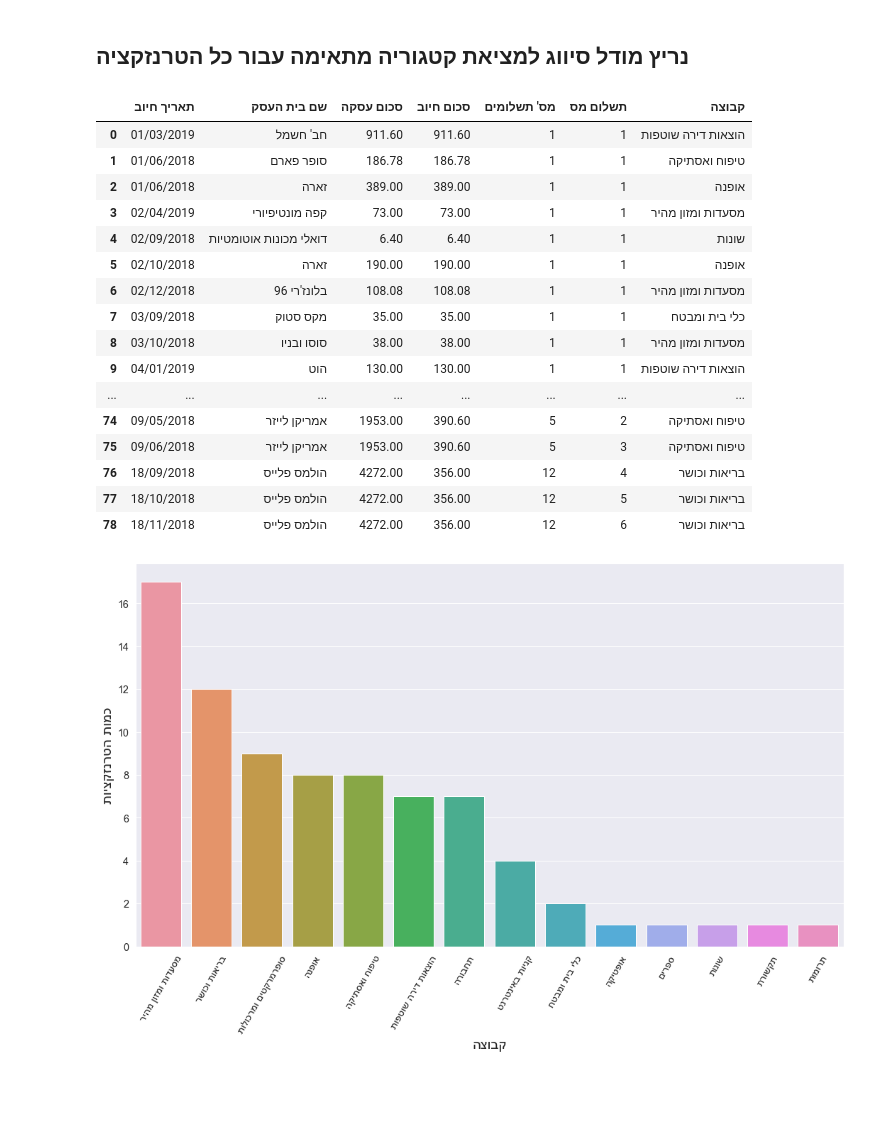
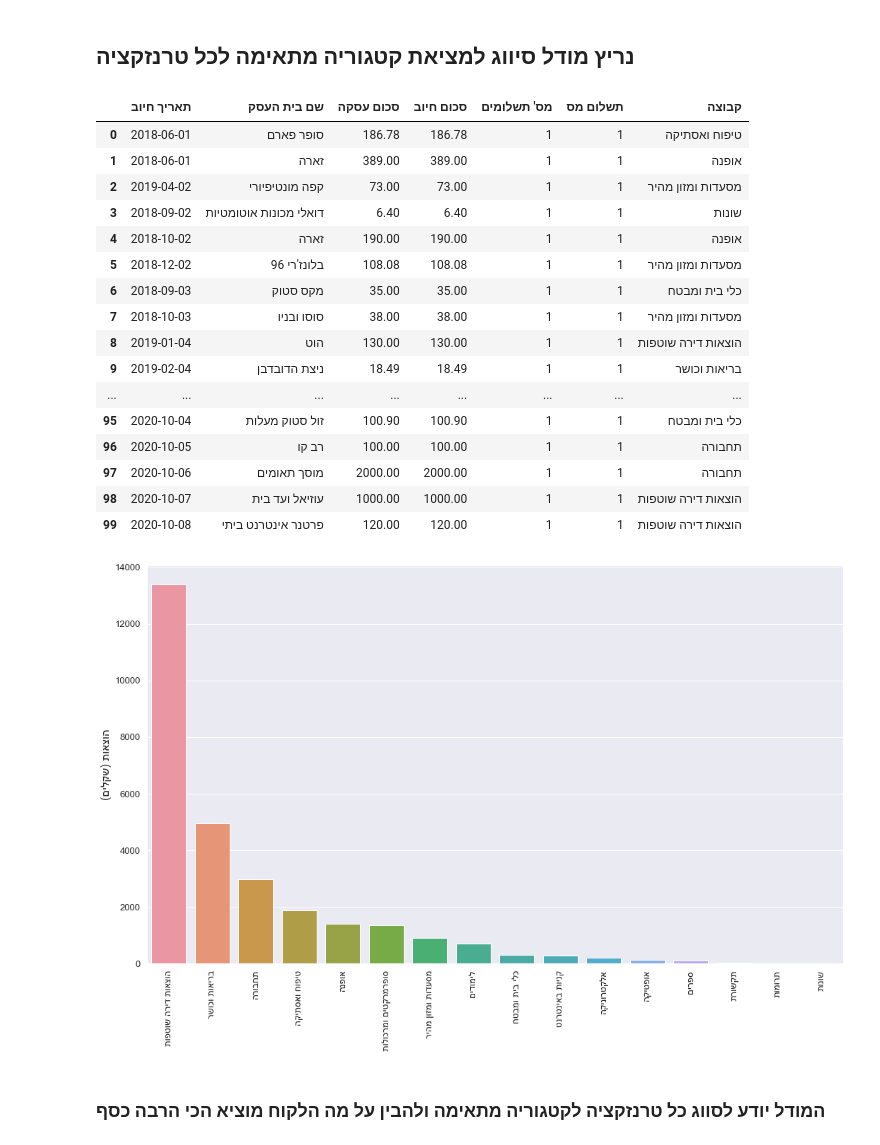
Before and after one commit to svetakos/deposite-model, a Jupyter notebook: client_profile.ipynb, the cells around one changed output. Saved outputs shown, nothing was run; the diff lists cells and outputs as text; code cells hidden in the pictures; blank space fills up the shorter version.

```diff
--- a/client_profile.ipynb
+++ b/client_profile.ipynb
@@ -10,6 +14,9 @@ pd.set_option('display.max_colwidth', -1)  # or 199
 # %%
-df = pd.read_excel("he_credit_card_data.xlsx")
+df = pd.read_excel("transaction_data.xlsx")
+df_2 = pd.read_excel("transaction_data_2.xlsx")
 df_profile = df[['תאריך חיוב', 'שם בית העסק', 'סכום עסקה', 'סכום חיוב', 'מס\' תשלומים', 'תשלום מס']].copy()
+df_profile_2 = df_2[['תאריך חיוב', 'שם בית העסק', 'סכום עסקה', 'סכום חיוב', 'מס\' תשלומים', 'תשלום מס']].copy()
+
 df_profile
 # %% [output]
 |  | תאריך חיוב | שם בית העסק | סכום עסקה | סכום חיוב | מס' תשלומים | תשלום מס |
@@ -32,23 +39,25 @@ df_profile
 # %% [markdown]
-## נריץ מודל סיווג למציאת קטגוריה מתאימה עבור כל הטרנזקציה
+## נריץ מודל סיווג למציאת קטגוריה מתאימה לכל טרנזקציה
 # %%
 df_profile['קבוצה'] = df[['קבוצה']].copy()
+df_profile_2['קבוצה'] = df_2[['קבוצה']].copy()
+
 df_profile
 # %% [output]
 |  | תאריך חיוב | שם בית העסק | סכום עסקה | סכום חיוב | מס' תשלומים | תשלום מס | קבוצה |
-| 0 | 01/03/2019 | חב' חשמל | 911.60 | 911.60 | 1 | 1 | הוצאות דירה שוטפות |
-| 1 | 01/06/2018 | סופר פארם | 186.78 | 186.78 | 1 | 1 | טיפוח ואסתיקה |
-| 2 | 01/06/2018 | זארה | 389.00 | 389.00 | 1 | 1 | אופנה |
-| 3 | 02/04/2019 | קפה מונטיפיורי | 73.00 | 73.00 | 1 | 1 | מסעדות ומזון מהיר |
-| 4 | 02/09/2018 | דואלי מכונות אוטומטיות | 6.40 | 6.40 | 1 | 1 | שונות |
-| 5 | 02/10/2018 | זארה | 190.00 | 190.00 | 1 | 1 | אופנה |
-| 6 | 02/12/2018 | בלונז'רי 96 | 108.08 | 108.08 | 1 | 1 | מסעדות ומזון מהיר |
-| 7 | 03/09/2018 | מקס סטוק | 35.00 | 35.00 | 1 | 1 | כלי בית ומבטח |
-| 8 | 03/10/2018 | סוסו ובניו | 38.00 | 38.00 | 1 | 1 | מסעדות ומזון מהיר |
-| 9 | 04/01/2019 | הוט | 130.00 | 130.00 | 1 | 1 | הוצאות דירה שוטפות |
+| 0 | 2018-06-01 | סופר פארם | 186.78 | 186.78 | 1 | 1 | טיפוח ואסתיקה |
+| 1 | 2018-06-01 | זארה | 389.00 | 389.00 | 1 | 1 | אופנה |
+| 2 | 2019-04-02 | קפה מונטיפיורי | 73.00 | 73.00 | 1 | 1 | מסעדות ומזון מהיר |
+| 3 | 2018-09-02 | דואלי מכונות אוטומטיות | 6.40 | 6.40 | 1 | 1 | שונות |
+| 4 | 2018-10-02 | זארה | 190.00 | 190.00 | 1 | 1 | אופנה |
+| 5 | 2018-12-02 | בלונז'רי 96 | 108.08 | 108.08 | 1 | 1 | מסעדות ומזון מהיר |
+| 6 | 2018-09-03 | מקס סטוק | 35.00 | 35.00 | 1 | 1 | כלי בית ומבטח |
+| 7 | 2018-10-03 | סוסו ובניו | 38.00 | 38.00 | 1 | 1 | מסעדות ומזון מהיר |
+| 8 | 2019-01-04 | הוט | 130.00 | 130.00 | 1 | 1 | הוצאות דירה שוטפות |
+| 9 | 2019-02-04 | ניצת הדובדבן | 18.49 | 18.49 | 1 | 1 | בריאות וכושר |
 | ... | ... | ... | ... | ... | ... | ... | ... |
-| 74 | 09/05/2018 | אמריקן לייזר | 1953.00 | 390.60 | 5 | 2 | טיפוח ואסתיקה |
-| 75 | 09/06/2018 | אמריקן לייזר | 1953.00 | 390.60 | 5 | 3 | טיפוח ואסתיקה |
-| 76 | 18/09/2018 | הולמס פלייס | 4272.00 | 356.00 | 12 | 4 | בריאות וכושר |
-| 77 | 18/10/2018 | הולמס פלייס | 4272.00 | 356.00 | 12 | 5 | בריאות וכושר |
-| 78 | 18/11/2018 | הולמס פלייס | 4272.00 | 356.00 | 12 | 6 | בריאות וכושר |
+| 95 | 2020-10-04 | זול סטוק מעלות | 100.90 | 100.90 | 1 | 1 | כלי בית ומבטח |
+| 96 | 2020-10-05 | רב קו | 100.00 | 100.00 | 1 | 1 | תחבורה |
+| 97 | 2020-10-06 | מוסך תאומים | 2000.00 | 2000.00 | 1 | 1 | תחבורה |
+| 98 | 2020-10-07 | עוזיאל ועד בית | 1000.00 | 1000.00 | 1 | 1 | הוצאות דירה שוטפות |
+| 99 | 2020-10-08 | פרטנר אינטרנט ביתי | 120.00 | 120.00 | 1 | 1 | הוצאות דירה שוטפות |
@@ -55,22 +66,24 @@ df_profile
 # %%
 from bidi.algorithm import get_display
 import matplotlib.pyplot as plt
 
-n_category = df_profile.groupby("קבוצה")['קבוצה'].count().rename("Count").reset_index()
+n_category = df_profile.groupby("קבוצה")['סכום חיוב'].sum().rename("Count").reset_index()
 
 n_category.sort_values(by=["Count"], ascending=False, inplace=True)
 
-sns.set(font_scale=1.3)
+sns.set(font_scale=1.2)
 
 plt.figure(figsize=(15,10))
 
 bar = sns.barplot(x=n_category['קבוצה'].apply(lambda x: get_display(x)), y="Count",data=n_category)
 
-bar.set_xticklabels(bar.get_xticklabels(), rotation=60)
+bar.set_xticklabels(bar.get_xticklabels(), rotation=90)
 
-plt.ylabel(get_display('כמות הטרנזקציות'), fontdict={'fontsize':20})
-plt.xlabel(get_display('קבוצה'), fontdict={'fontsize':20})
+plt.ylabel(get_display('הוצאות (שקלים)'), fontdict={'fontsize':16})
+plt.xlabel(get_display(''), fontdict={'fontsize':20})
 plt.tight_layout()
 # %% [output]
-[figure, old version]
+[figure, new version]
+# %% [markdown]
+### המודל יודע לסווג כל טרנזקציה לקטגוריה מתאימה ולהבין על מה הלקוח מוציא הכי הרבה כסף
 # %% [markdown]
```
Also changed, not shown: parts of 25 cells of this notebook.
